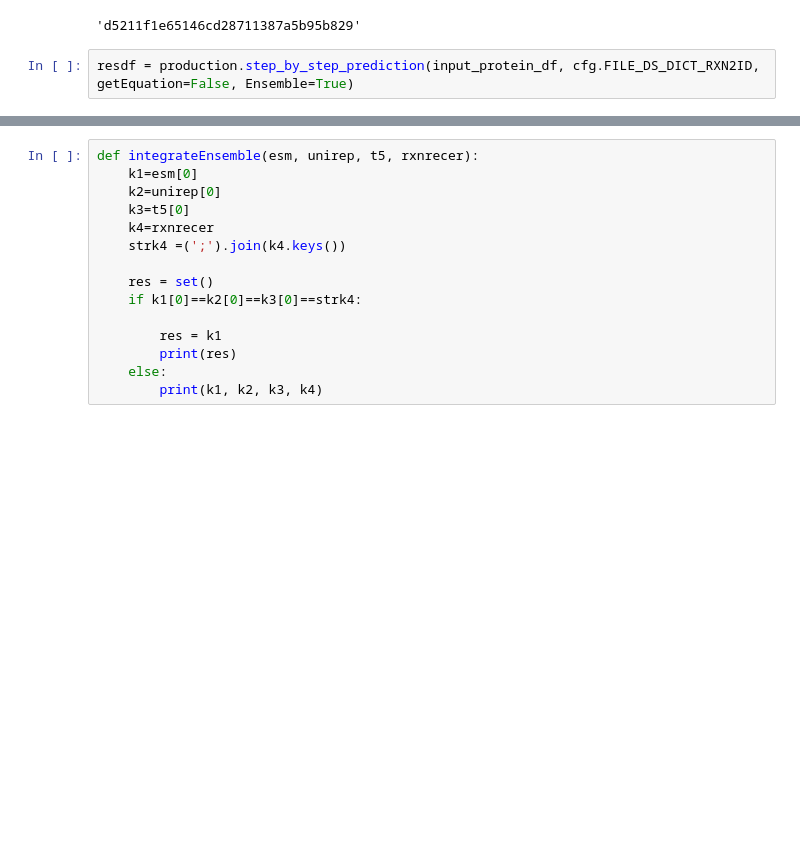
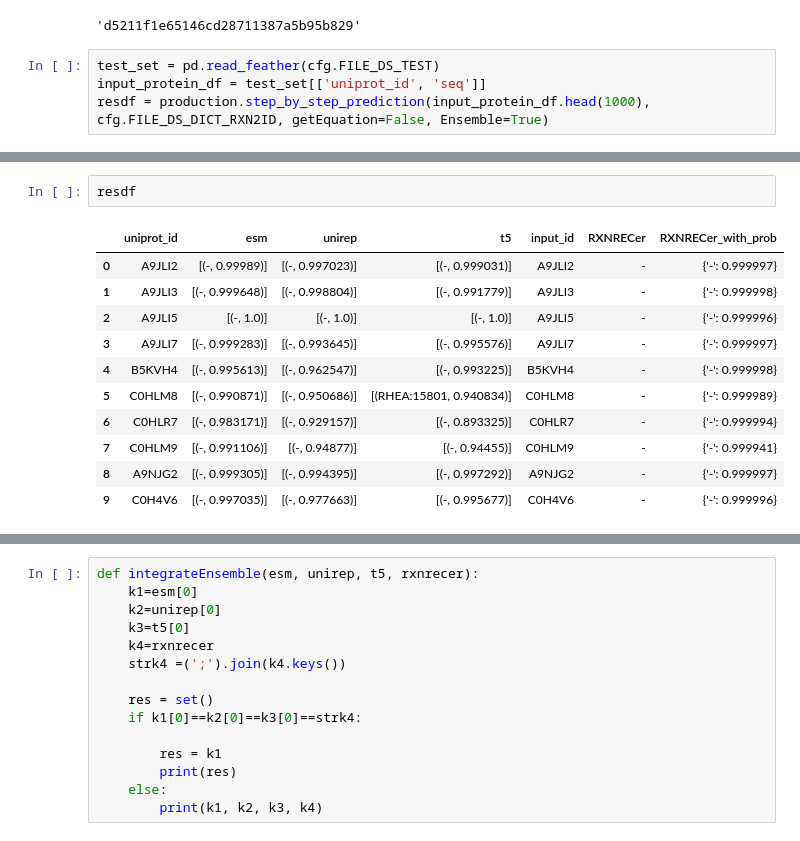
Before and after one commit to kingstdio/RXNRECer, a Jupyter notebook: case/2018later/RXNRECer4Case.ipynb, the cells around one changed output, grey strips where cells are left out. Drawn from its saved outputs; the diff is of its cells as text; blank space fills up the shorter version.

```diff
--- a/case/2018later/RXNRECer4Case.ipynb
+++ b/case/2018later/RXNRECer4Case.ipynb
@@ -63,7 +80,9 @@ hashlib.md5(input_protein_df.to_string().encode('utf-8')).hexdigest()
 # %% [output]
 'd5211f1e65146cd28711387a5b95b829'
 # %%
-resdf = production.step_by_step_prediction(input_protein_df, cfg.FILE_DS_DICT_RXN2ID, getEquation=False, Ensemble=True)
+test_set = pd.read_feather(cfg.FILE_DS_TEST)
+input_protein_df = test_set[['uniprot_id', 'seq']]
+resdf = production.step_by_step_prediction(input_protein_df.head(1000), cfg.FILE_DS_DICT_RXN2ID, getEquation=False, Ensemble=True)
 # %% [output]
 Step 1: Load reaction encoding dictionary from JSON file
 Finished loading rxn2id dictionary. Total 10479 reactions.
@@ -75 +94,15 @@ ArrowInvalid: File is too small to be a well-formed file
+# %%
+resdf
+# %% [output]
+|  | uniprot_id | esm | unirep | t5 | input_id | RXNRECer | RXNRECer_with_prob |
+| 0 | A9JLI2 | [(-, 0.99989)] | [(-, 0.997023)] | [(-, 0.999031)] | A9JLI2 | - | {'-': 0.999997} |
+| 1 | A9JLI3 | [(-, 0.999648)] | [(-, 0.998804)] | [(-, 0.991779)] | A9JLI3 | - | {'-': 0.999998} |
+| 2 | A9JLI5 | [(-, 1.0)] | [(-, 1.0)] | [(-, 1.0)] | A9JLI5 | - | {'-': 0.999996} |
+| 3 | A9JLI7 | [(-, 0.999283)] | [(-, 0.993645)] | [(-, 0.995576)] | A9JLI7 | - | {'-': 0.999997} |
+| 4 | B5KVH4 | [(-, 0.995613)] | [(-, 0.962547)] | [(-, 0.993225)] | B5KVH4 | - | {'-': 0.999998} |
+| 5 | C0HLM8 | [(-, 0.990871)] | [(-, 0.950686)] | [(RHEA:15801, 0.940834)] | C0HLM8 | - | {'-': 0.999989} |
+| 6 | C0HLR7 | [(-, 0.983171)] | [(-, 0.929157)] | [(-, 0.893325)] | C0HLR7 | - | {'-': 0.999994} |
+| 7 | C0HLM9 | [(-, 0.991106)] | [(-, 0.94877)] | [(-, 0.94455)] | C0HLM9 | - | {'-': 0.999941} |
+| 8 | A9NJG2 | [(-, 0.999305)] | [(-, 0.994395)] | [(-, 0.997292)] | A9NJG2 | - | {'-': 0.999997} |
+| 9 | C0H4V6 | [(-, 0.997035)] | [(-, 0.977663)] | [(-, 0.995677)] | C0H4V6 | - | {'-': 0.999996} |
 # %%
```
Also changed, not shown: parts of 13 cells of this notebook, 4 other files.
